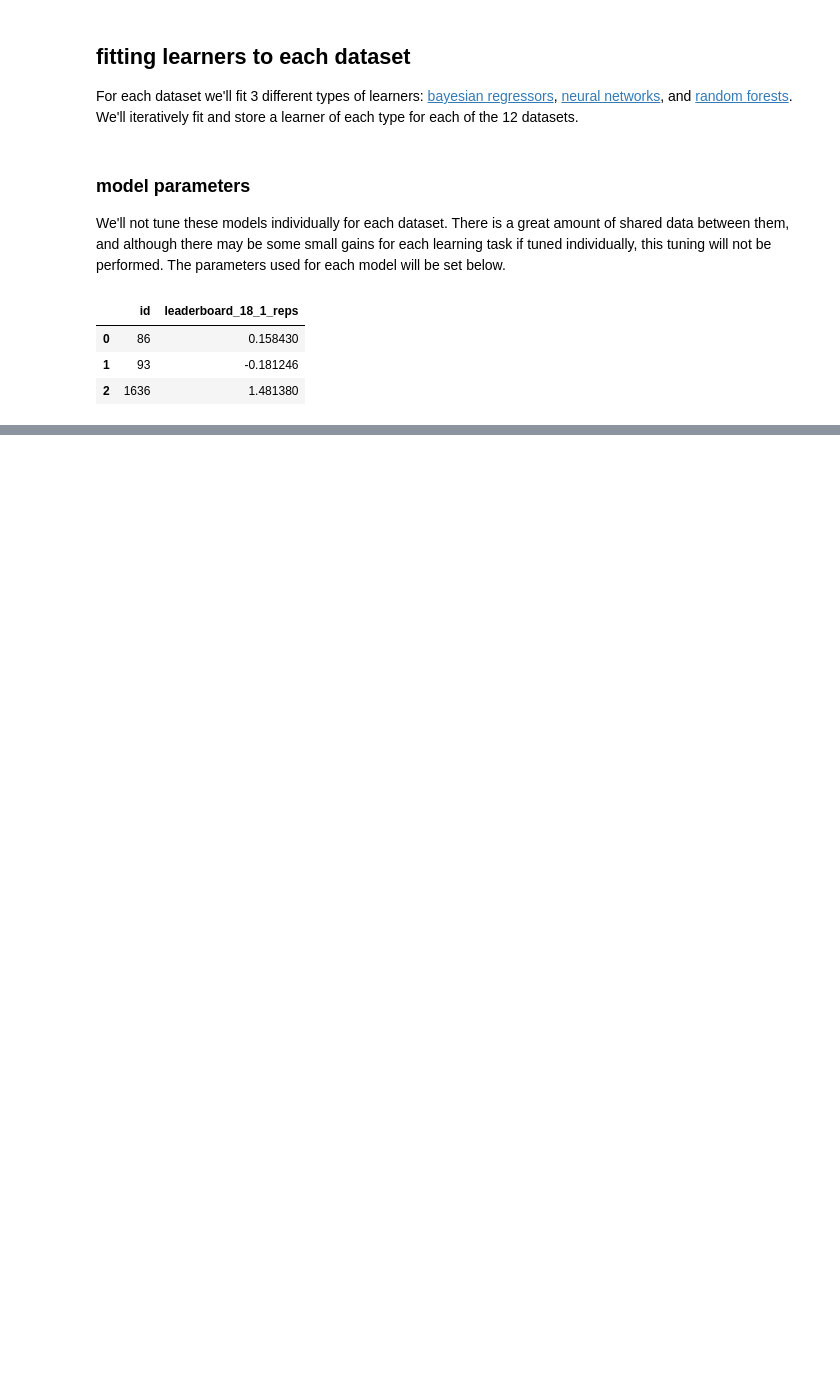
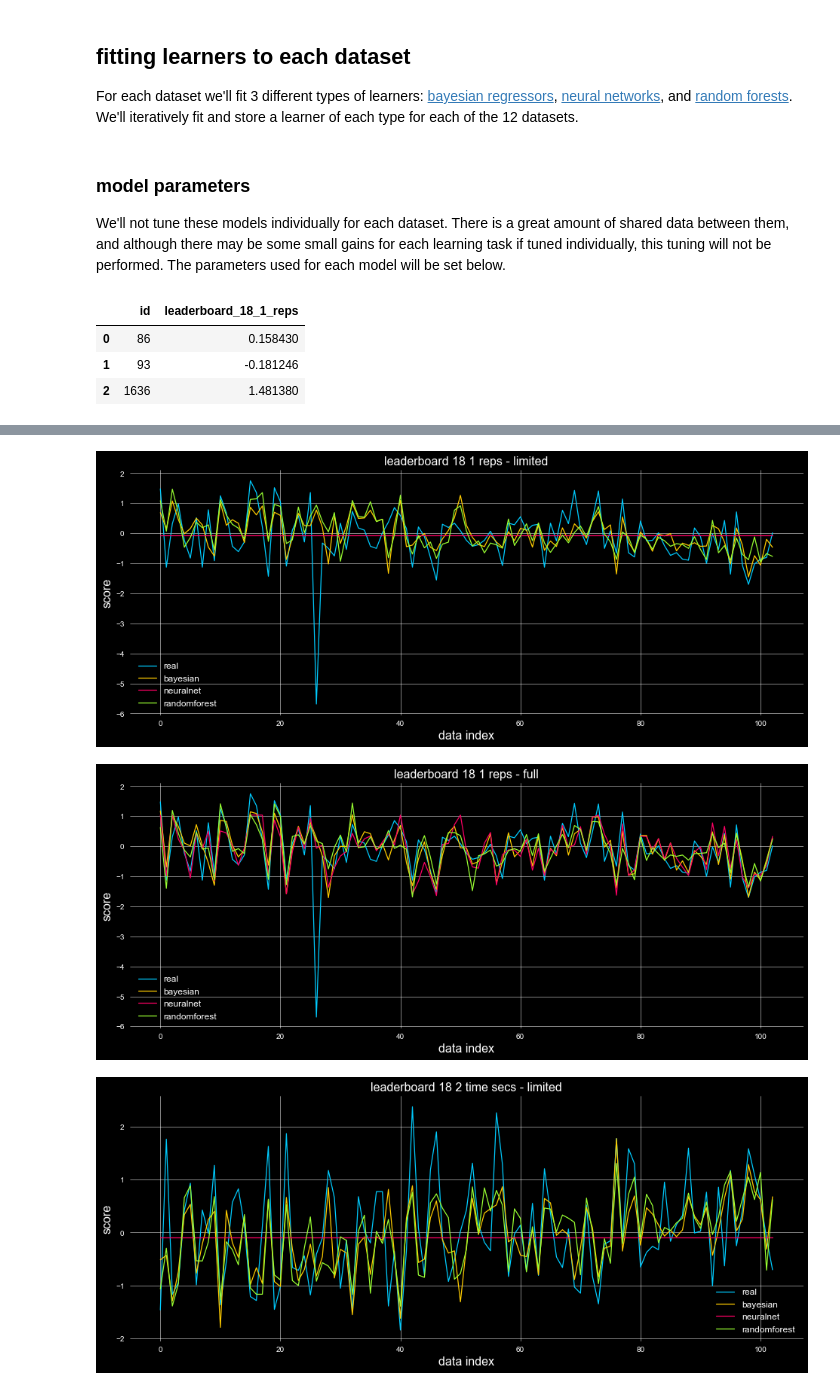
Before and after one commit to zfreedman/crossfit_open_2018, a Jupyter notebook: learning/crossfit_open_2018_supervised_learning.ipynb, the cells around one changed output, grey strips where cells are left out. Cells and saved outputs as stored; diff of their text form; code cells hidden in the pictures; blank space fills up the shorter version.

```diff
--- a/learning/crossfit_open_2018_supervised_learning.ipynb
+++ b/learning/crossfit_open_2018_supervised_learning.ipynb
@@ -178,7 +188,7 @@ random_state = 0
 #bayes
 
 #neural net
-max_iter = 250
+max_iter = 400
 #random forest
 max_depth = 5
 min_samples_leaf = 3
@@ -269,5 +282,5 @@ for i in range(len(open_keys)):
                 min_samples_leaf = min_samples_leaf,
                 #random state
                 random_state=random_state
-            )
+            ).fit(tmp_x, tmp_y)
         ]
@@ -273,0 +292,6 @@ for i in range(len(open_keys)):
+# %%
+#data keys
+data_keys = []
+for i in range(len(open_keys)):
+    data_keys += list(map(lambda x: x.format(i), ["{}_limited", "{}_full"]))
+", ".join(data_keys)
@@ -273,0 +309,54 @@ for i in range(len(open_keys)):
+# %%
+color_map = {
+    "real": "#00ccff",
+    "bayesian": "#ffcc00",
+    "neuralnet": "#ff0066",
+    "randomforest": "#99ff33"
+}
+# %%
+#for each dataset
+for dk in data_keys:
+    #get testing targets
+    targets = mlmap[dk]["test"][1]
+    #reformat
+    #https://stackoverflow.com/questions/12555323/adding-new-column-to-existing-dataframe-in-python-pandas?utm_medium=organic&utm_source=google_rich_qa&utm_campaign=google_rich_qa
+    targets = targets.assign(num=pd.Series(np.arange(len(targets))).values).drop(["id"], axis=1)
+    targets = targets[["num", targets.columns[0]]]
+
+    #plot ground truth
+    plt.plot(
+        targets.columns[0],
+        targets.columns[1],
+        data=targets,
+        label="real",
+        color=color_map["real"]
+    )
+    #plot predictions
+    learners = mlmap[dk]["learners"]
+    #learner predictions dataframe
+    preds = pd.DataFrame(targets[["num"]])
+    #bayesian
+    preds = preds.assign(bayesian=learners[0].predict(mlmap[dk]["test"][0].drop(["id"], axis=1)))
+    #neural net
+    preds = preds.assign(neuralnet=learners[1].predict(mlmap[dk]["test"][0].drop(["id"], axis=1)))
+    #random forest
+    preds = preds.assign(randomforest=learners[2].predict(mlmap[dk]["test"][0].drop(["id"], axis=1)))
+    #creating visuals
+    for c in list(preds.columns[1:]):
+        plt.plot(
+            preds.columns[0],
+            c,
+            data=preds,
+            label=c,
+            color=color_map[c]
+        )
+
+    plt.legend(loc="best")
+    plt.xlabel("data index")
+    plt.ylabel("score")
+    plt.title("{}".format(targets.columns[-1].replace("_", " ") + " - " + dk.split("_")[-1]))
+    plt.show()
+# %% [output]
+[figure, added]
+[figure, added]
+[figure, added]
```
Also changed, not shown: parts of 10 cells of this notebook.
